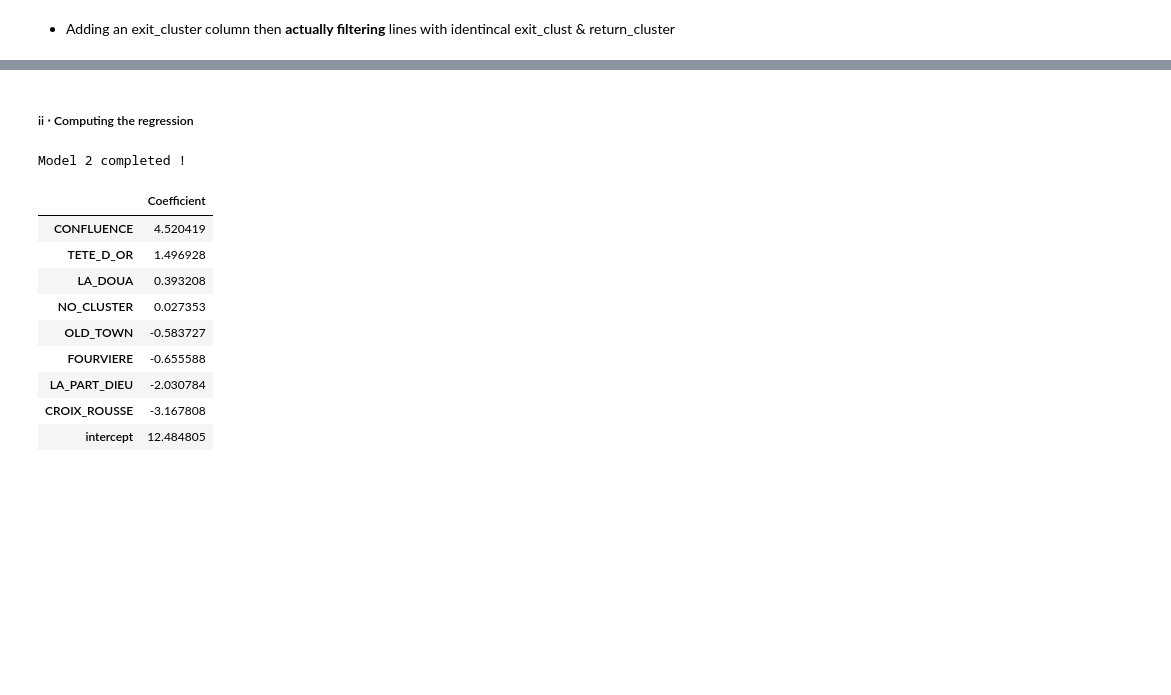
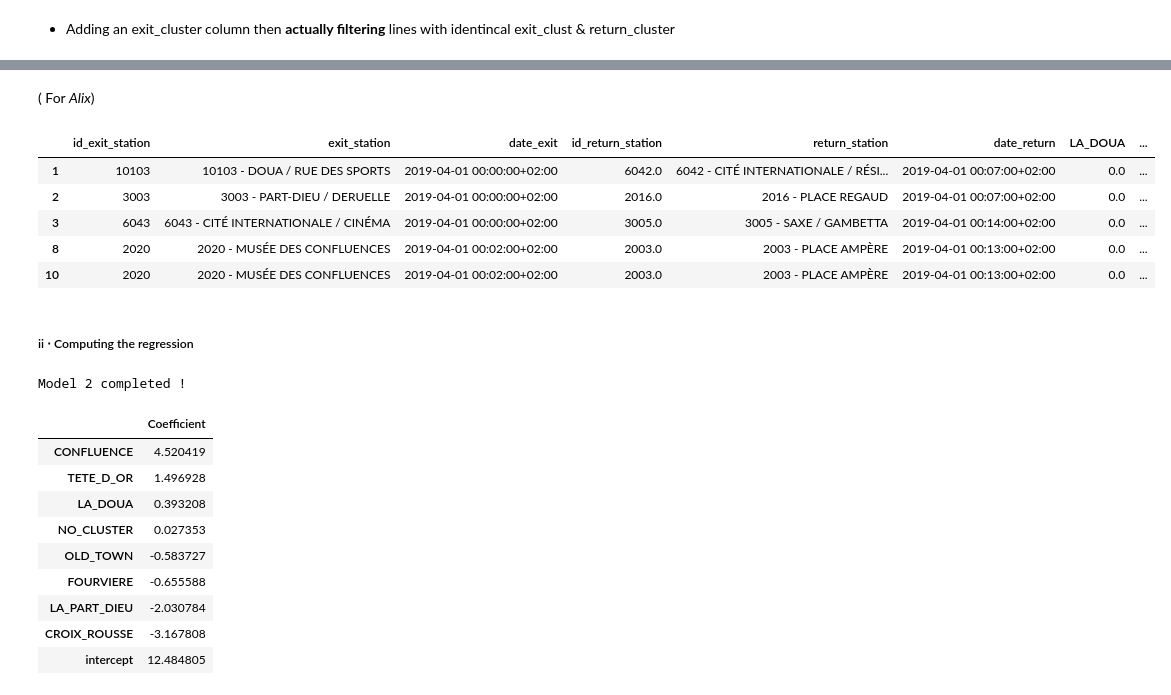
Before and after one commit to Echoo7/Machine-Learning-Project, a Jupyter notebook: Notebook_ghislain_clusters.ipynb, the cells around one changed output, grey strips where cells are left out. Drawn from its saved outputs; the diff is of its cells as text; code cells hidden in the pictures; blank space fills up the shorter version.

Commit message:
1st Alix's clusters

```diff
--- a/Notebook_ghislain_clusters.ipynb
+++ b/Notebook_ghislain_clusters.ipynb
@@ -793,9 +581,9 @@ df_model2 = df_model2[condition_different_clusters].copy()
 # Information on lost trips
 print("Number of trip lost : ", size0 - df_model2.shape[0], ", roughly ", 100*(1 - round(df_model2.shape[0]/size0, 2)), "%" )
 
-
+print(df_model2.head())
 # Unused columns
-df_model2 = df_model2.drop(columns=['exit_cluster', 'return_cluster'])
+# df_model2 = df_model2.drop(columns=['exit_cluster', 'return_cluster'])
 
 # Memory cleanup
 del cluster_mapping_exit, condition_different_clusters
@@ -803,0 +608,11 @@ Number of trip lost :  1008250 , roughly  56.00000000000001 %
+# %% [markdown]
+( For *Alix*)
+# %%
+df_model2.head()
+# %% [output]
+|  | id_exit_station | exit_station | date_exit | id_return_station | return_station | date_return | LA_DOUA | ... |
+| 1 | 10103 | 10103 - DOUA / RUE DES SPORTS | 2019-04-01 00:00:00+02:00 | 6042.0 | 6042 - CITÉ INTERNATIONALE / RÉSI... | 2019-04-01 00:07:00+02:00 | 0.0 | ... |
+| 2 | 3003 | 3003 - PART-DIEU / DERUELLE | 2019-04-01 00:00:00+02:00 | 2016.0 | 2016 - PLACE REGAUD | 2019-04-01 00:07:00+02:00 | 0.0 | ... |
+| 3 | 6043 | 6043 - CITÉ INTERNATIONALE / CINÉMA | 2019-04-01 00:00:00+02:00 | 3005.0 | 3005 - SAXE / GAMBETTA | 2019-04-01 00:14:00+02:00 | 0.0 | ... |
+| 8 | 2020 | 2020 - MUSÉE DES CONFLUENCES | 2019-04-01 00:02:00+02:00 | 2003.0 | 2003 - PLACE AMPÈRE | 2019-04-01 00:13:00+02:00 | 0.0 | ... |
+| 10 | 2020 | 2020 - MUSÉE DES CONFLUENCES | 2019-04-01 00:02:00+02:00 | 2003.0 | 2003 - PLACE AMPÈRE | 2019-04-01 00:13:00+02:00 | 0.0 | ... |
```
Also changed, not shown: parts of 32 cells of this notebook.
